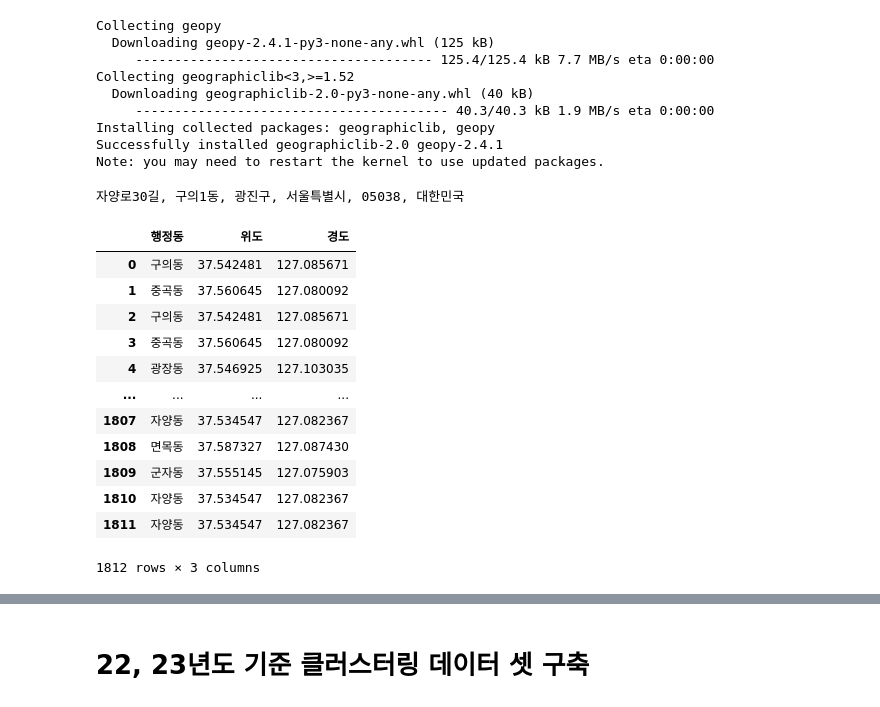
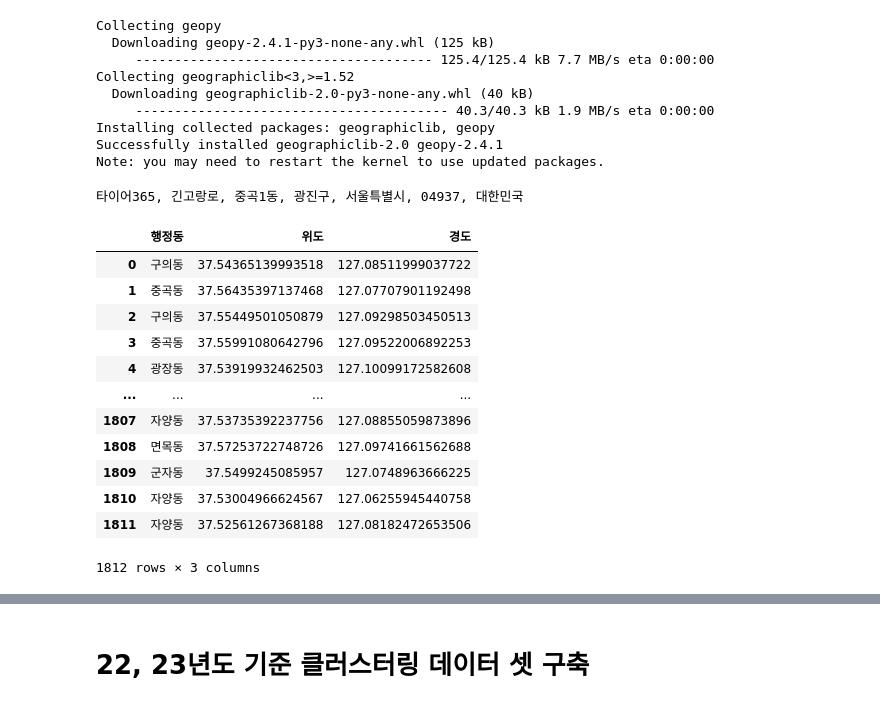
Before and after one commit to hyeeunjeong/bigdata, a Jupyter notebook: 광진구 빅데이터 분석.ipynb, the cells around one changed output, grey strips where cells are left out. Drawn from its saved outputs; the diff is of its cells as text; code cells hidden in the pictures.

```diff
--- a/광진구 빅데이터 분석.ipynb
+++ b/광진구 빅데이터 분석.ipynb
@@ -183,11 +183,11 @@ def geocoding_reverse(lat_lng_str):
     address = geolocoder.reverse(lat_lng_str)
 
     return address
-
-address = geocoding_reverse('37.543651399935179, 127.085119990377223')
+#127.07707901192498, 37.564353971374679
+address = geocoding_reverse('37.564353971374679, 127.07707901192498')
 print(address)
 # %% [output]
-자양로30길, 구의1동, 광진구, 서울특별시, 05038, 대한민국
+타이어365, 긴고랑로, 중곡1동, 광진구, 서울특별시, 04937, 대한민국
 # %%
 import requests, json, pprint
 
@@ -201,36 +201,36 @@ def get_address(lat, lng):
 # %%
 geo=json.load(open('광진구_geojson.geojson',encoding='utf-8'))
 f = pd.json_normalize(geo['features'])
 geo_df=pd.DataFrame(data=f['geometry.coordinates'])
 # geo_df.loc[0]
 # for i in len(geo_df):
 #     get_address(geo_df[0], geo_df[1])
 
 dong=[]
 latitude=[] #위도
 longtitude=[] #경도
 
 for row in geo_df.iterrows():
     a=get_address(str(row[1][0][1]), str(row[1][0][0]))
     dong.append(a['documents'][0]['region_3depth_name'])
-    latitude.append(a['documents'][0]['y'])
-    longtitude.append(a['documents'][0]['x'])
+    latitude.append(str(row[1][0][1]))
+    longtitude.append(str(row[1][0][0]))
 
 gwangjin_cluster_address = pd.DataFrame({'행정동':dong,'위도':latitude,'경도':longtitude})
 gwangjin_cluster_address
 # %% [output]
 |  | 행정동 | 위도 | 경도 |
-| 0 | 구의동 | 37.542481 | 127.085671 |
-| 1 | 중곡동 | 37.560645 | 127.080092 |
-| 2 | 구의동 | 37.542481 | 127.085671 |
-| 3 | 중곡동 | 37.560645 | 127.080092 |
-| 4 | 광장동 | 37.546925 | 127.103035 |
+| 0 | 구의동 | 37.54365139993518 | 127.08511999037722 |
+| 1 | 중곡동 | 37.56435397137468 | 127.07707901192498 |
+| 2 | 구의동 | 37.55449501050879 | 127.09298503450513 |
+| 3 | 중곡동 | 37.55991080642796 | 127.09522006892253 |
+| 4 | 광장동 | 37.53919932462503 | 127.10099172582608 |
 | ... | ... | ... | ... |
-| 1807 | 자양동 | 37.534547 | 127.082367 |
-| 1808 | 면목동 | 37.587327 | 127.087430 |
-| 1809 | 군자동 | 37.555145 | 127.075903 |
-| 1810 | 자양동 | 37.534547 | 127.082367 |
-| 1811 | 자양동 | 37.534547 | 127.082367 |
+| 1807 | 자양동 | 37.53735392237756 | 127.08855059873896 |
+| 1808 | 면목동 | 37.57253722748726 | 127.09741661562688 |
+| 1809 | 군자동 | 37.5499245085957 | 127.0748963666225 |
+| 1810 | 자양동 | 37.53004966624567 | 127.06255945440758 |
+| 1811 | 자양동 | 37.52561267368188 | 127.08182472653506 |
 1812 rows × 3 columns
 # %%
 geo_df.to_excel('geo_df 엑셀 변환.xlsx', index=False)
```
Also changed, not shown: parts of 44 cells of this notebook.
